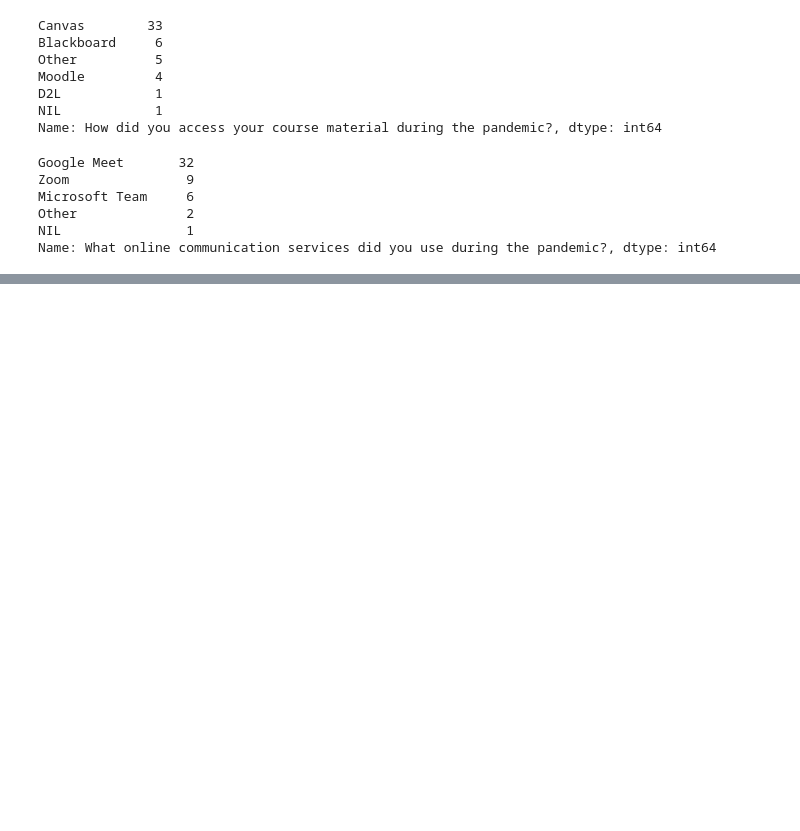
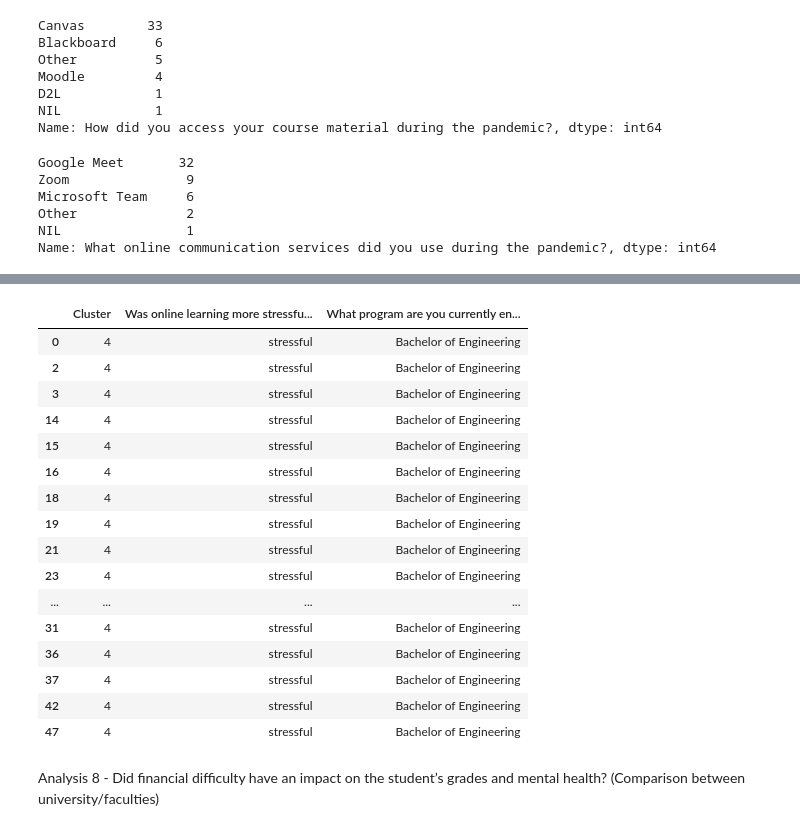
Before and after one commit to abdulbhutta/Summer-Research-2022, a Jupyter notebook: DataAnalysis.ipynb, the cells around one changed output, grey strips where cells are left out. Saved outputs shown, nothing was run; the diff lists cells and outputs as text; code cells hidden in the pictures; blank space fills up the shorter version.

```diff
--- a/DataAnalysis.ipynb
+++ b/DataAnalysis.ipynb
@@ -465,0 +673,5 @@ Analysis2[Analysis2['Cluster']== 9].head(20)
+# %%
+filtered_7 = df[(df['Was online learning more stressful than in-person learning?'] == 'Extremely stressful') | (df['Was online learning more stressful than in-person learning?'] == 'Moderately stressful')]
+filtered_7.shape
+
+#filtered_7.to_csv("temp.csv")
@@ -465,0 +680,4 @@ Analysis2[Analysis2['Cluster']== 9].head(20)
+# %%
+Analysis7 = pd.DataFrame(filtered_7, columns=['Was online learning more stressful than in-person learning?', 'What program are you currently enrolled in?'])
+Analysis7.head(20)
+# Analysis7.shape
@@ -465,0 +702,7 @@ Analysis2[Analysis2['Cluster']== 9].head(20)
+# %%
+# Replace extremely stressful and moderately stressful to stressful
+Analysis7.replace({"Was online learning more stressful than in-person learning?" : "Moderately stressful"}, "stressful", inplace=True)
+Analysis7.replace({"Was online learning more stressful than in-person learning?" : "Extremely stressful"}, "stressful", inplace=True)
+
+Analysis7.head(40)
+Analysis7.shape
@@ -465,0 +711,10 @@ Analysis2[Analysis2['Cluster']== 9].head(20)
+# %%
+# Building the model with 4 clusters
+# Finding relationship between anxiety/depression and in-person learning
+kmode = KModes(n_clusters=5, init="Cao", n_init=10, verbose=1)
+clusters = kmode.fit_predict(Analysis7)
+
+Analysis7.insert(0, "Cluster", clusters, True)
+
+cluster = Analysis7.groupby('Cluster')
+cluster.count()
@@ -465,0 +768,22 @@ Analysis2[Analysis2['Cluster']== 9].head(20)
+# %%
+Analysis7[Analysis7['Cluster'] == 4].head(20)
+# %% [output]
+|  | Cluster | Was online learning more stressfu... | What program are you currently en... |
+| 0 | 4 | stressful | Bachelor of Engineering |
+| 2 | 4 | stressful | Bachelor of Engineering |
+| 3 | 4 | stressful | Bachelor of Engineering |
+| 14 | 4 | stressful | Bachelor of Engineering |
+| 15 | 4 | stressful | Bachelor of Engineering |
+| 16 | 4 | stressful | Bachelor of Engineering |
+| 18 | 4 | stressful | Bachelor of Engineering |
+| 19 | 4 | stressful | Bachelor of Engineering |
+| 21 | 4 | stressful | Bachelor of Engineering |
+| 23 | 4 | stressful | Bachelor of Engineering |
+| ... | ... | ... | ... |
+| 31 | 4 | stressful | Bachelor of Engineering |
+| 36 | 4 | stressful | Bachelor of Engineering |
+| 37 | 4 | stressful | Bachelor of Engineering |
+| 42 | 4 | stressful | Bachelor of Engineering |
+| 47 | 4 | stressful | Bachelor of Engineering |
+# %% [markdown]
+Analysis 8 - Did financial difficulty have an impact on the student’s grades and mental health? (Comparison between university/faculties)
```
Also changed, not shown: parts of 179 cells of this notebook, 1 other file.
